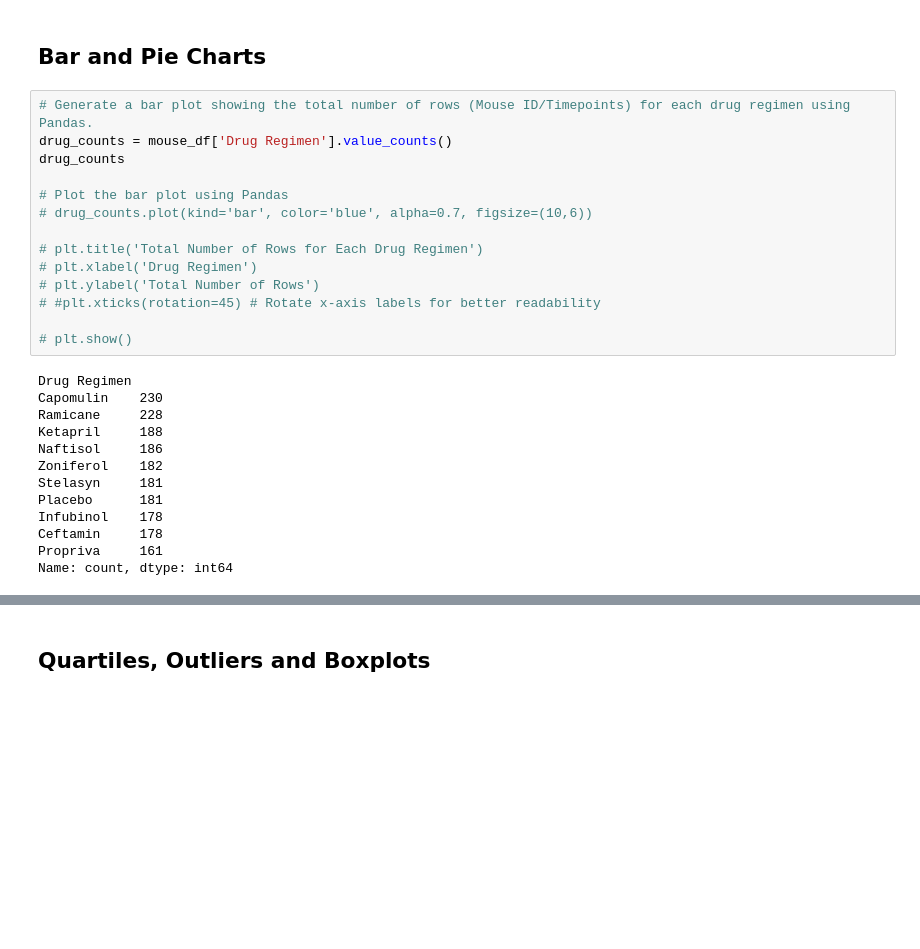
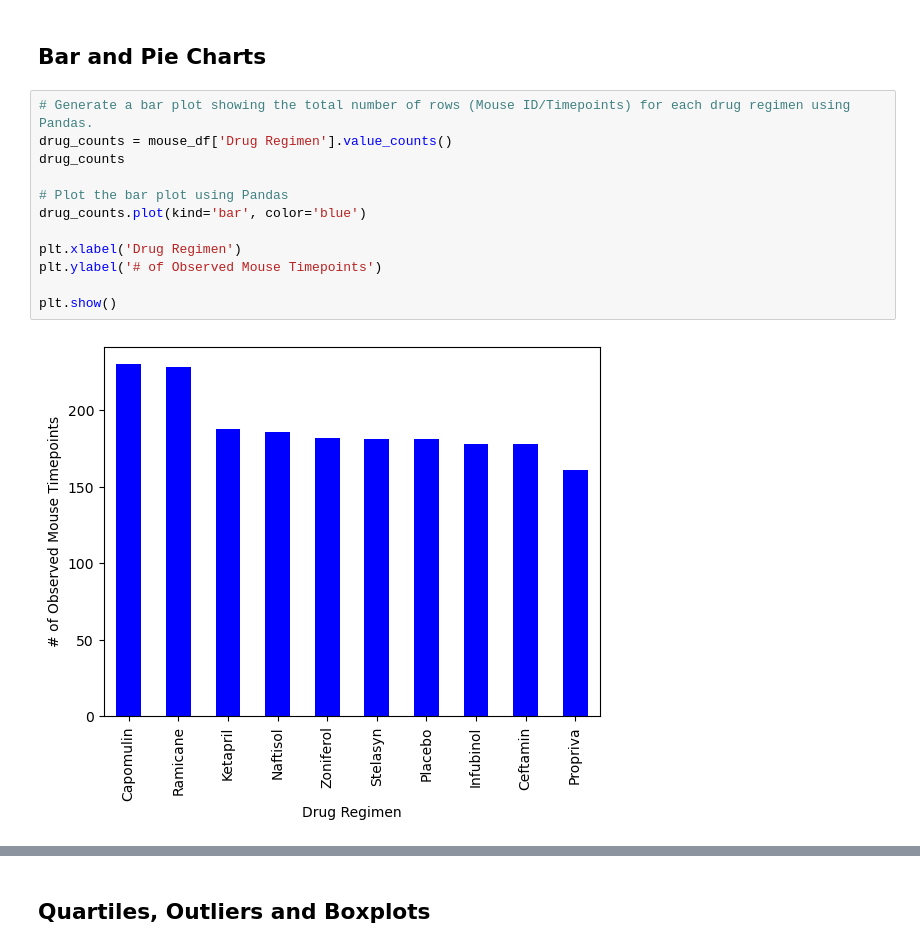
Before and after one commit to luisrodriguezror/challenge5, a Jupyter notebook: pymaceuticals_starter.ipynb, the cells around one changed output, grey strips where cells are left out. Cells and saved outputs as stored; diff of their text form; blank space fills up the shorter version.

```diff
--- a/pymaceuticals_starter.ipynb
+++ b/pymaceuticals_starter.ipynb
@@ -144,29 +144,16 @@ drug_statistics_agg
 # %%
 # Generate a bar plot showing the total number of rows (Mouse ID/Timepoints) for each drug regimen using Pandas.
 drug_counts = mouse_df['Drug Regimen'].value_counts()
 drug_counts
 
 # Plot the bar plot using Pandas
-# drug_counts.plot(kind='bar', color='blue', alpha=0.7, figsize=(10,6))
+drug_counts.plot(kind='bar', color='blue')
 
-# plt.title('Total Number of Rows for Each Drug Regimen')
-# plt.xlabel('Drug Regimen')
-# plt.ylabel('Total Number of Rows')
-# #plt.xticks(rotation=45) # Rotate x-axis labels for better readability
+plt.xlabel('Drug Regimen')
+plt.ylabel('# of Observed Mouse Timepoints')
 
-# plt.show()
+plt.show()
 # %% [output]
-Drug Regimen
-Capomulin    230
-Ramicane     228
-Ketapril     188
-Naftisol     186
-Zoniferol    182
-Stelasyn     181
-Placebo      181
-Infubinol    178
-Ceftamin     178
-Propriva     161
-Name: count, dtype: int64
+[figure, added]
 # %%
 # Generate a bar plot showing the total number of rows (Mouse ID/Timepoints) for each drug regimen using pyplot.
```
Also changed, not shown: parts of 4 cells of this notebook.
